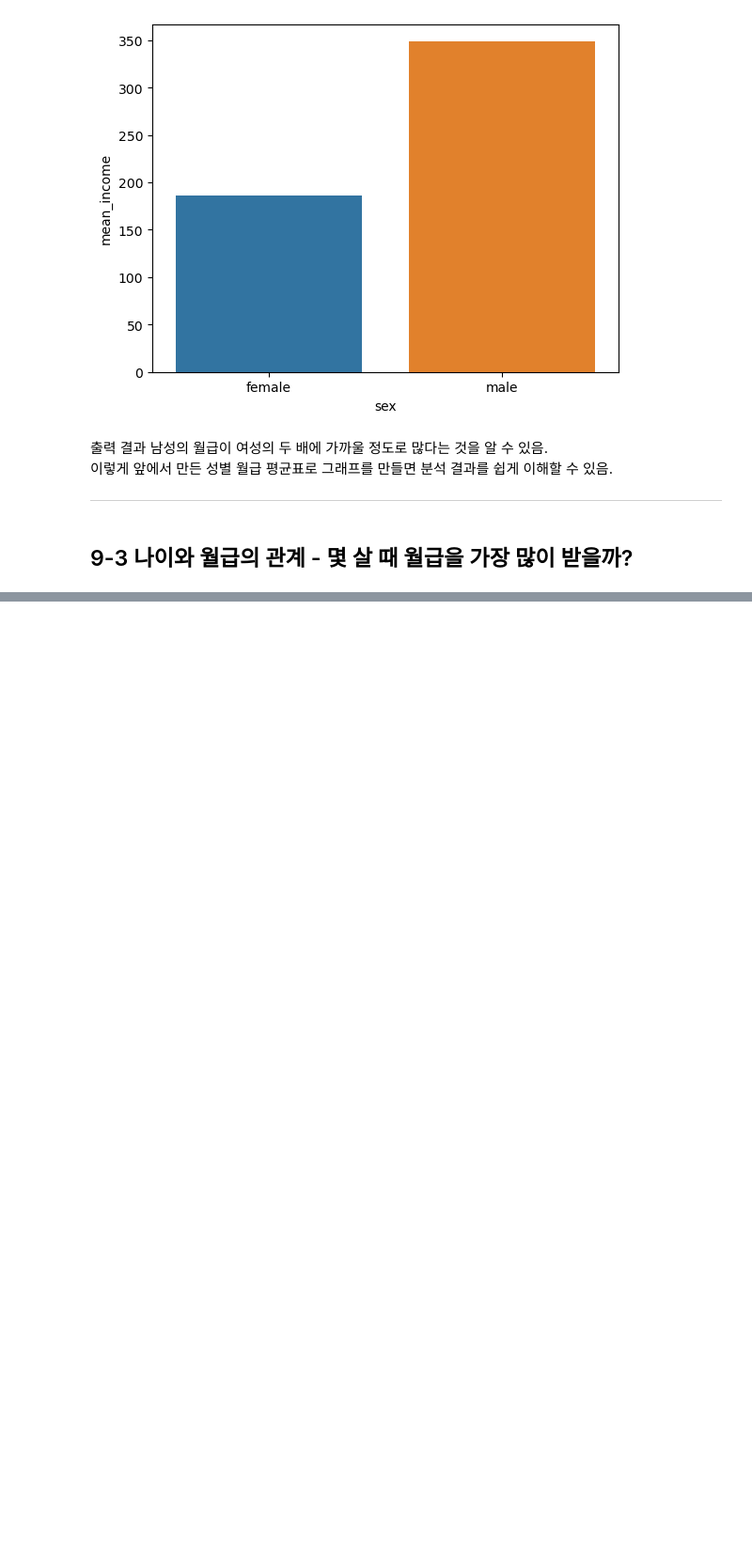
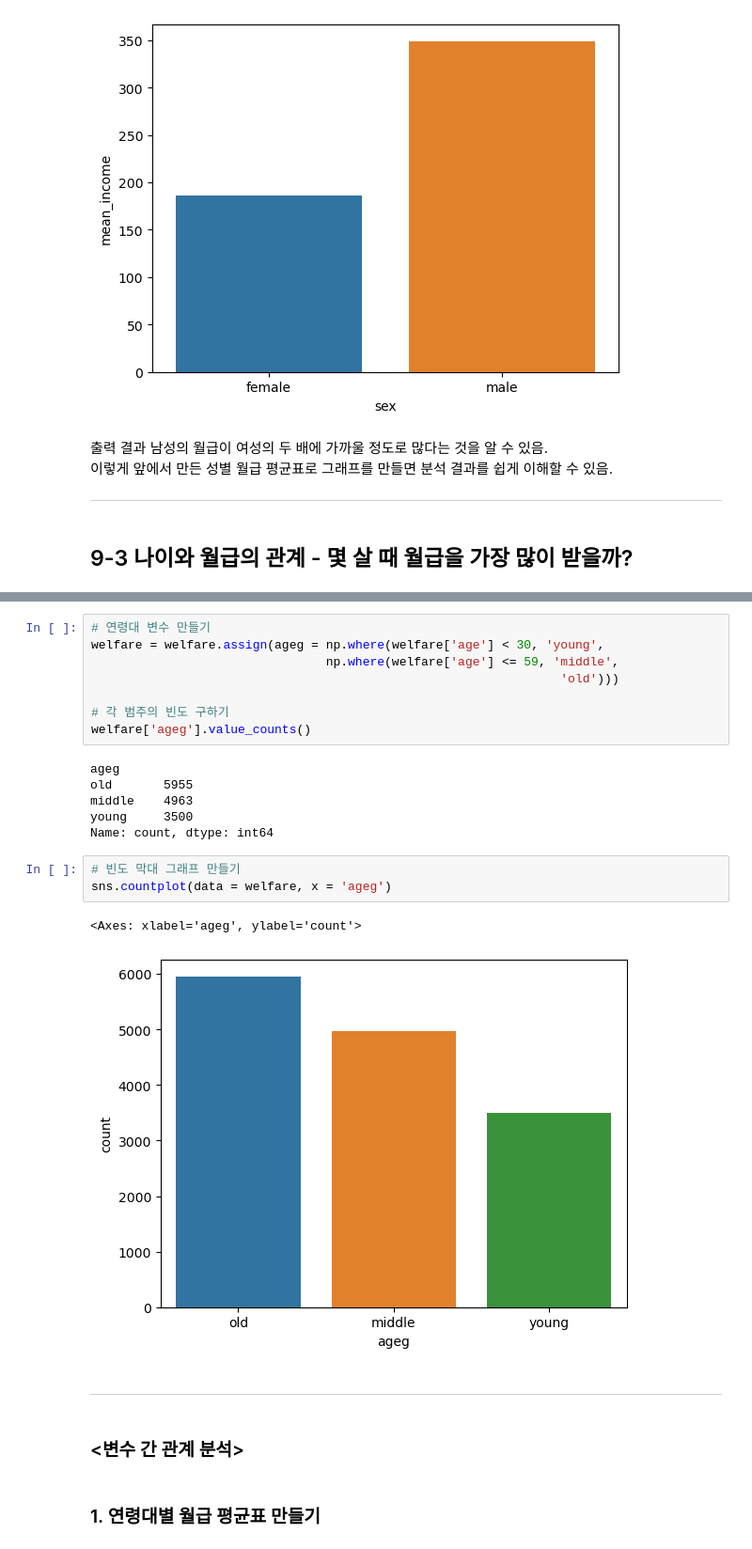
Before and after one commit to chlwldns00/weit, a Jupyter notebook: chapter9/chapter9.ipynb, the cells around one changed output, grey strips where cells are left out. Shown at 94% size. Drawn from its saved outputs; the diff is of its cells as text; blank space fills up the shorter version.

```diff
--- a/chapter9/chapter9.ipynb
+++ b/chapter9/chapter9.ipynb
@@ -235,0 +369,26 @@ sns.barplot(data = sex_income, x = 'sex', y = 'mean_income')
+# %%
+# 연령대 변수 만들기
+welfare = welfare.assign(ageg = np.where(welfare['age'] < 30, 'young',
+                                np.where(welfare['age'] <= 59, 'middle',
+                                                                'old')))
+
+# 각 범주의 빈도 구하기
+welfare['ageg'].value_counts()
+# %% [output]
+ageg
+old       5955
+middle    4963
+young     3500
+Name: count, dtype: int64
+# %%
+# 빈도 막대 그래프 만들기
+sns.countplot(data = welfare, x = 'ageg')
+# %% [output]
+<Axes: xlabel='ageg', ylabel='count'>
+[figure, added]
+# %% [markdown]
+<hr>
+# %% [markdown]
+<h3><변수 간 관계 분석></h3>
+# %% [markdown]
+<h3>1. 연령대별 월급 평균표 만들기</h3>
```
Also changed, not shown: parts of 35 cells of this notebook.
